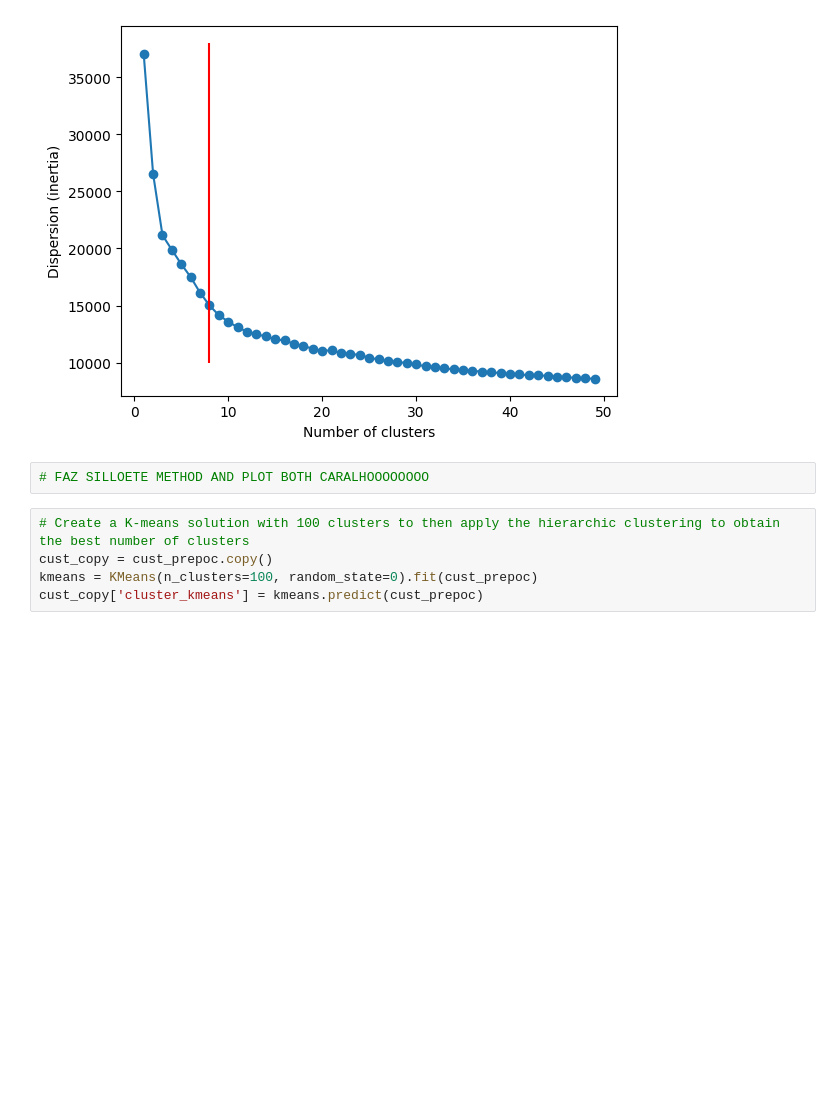
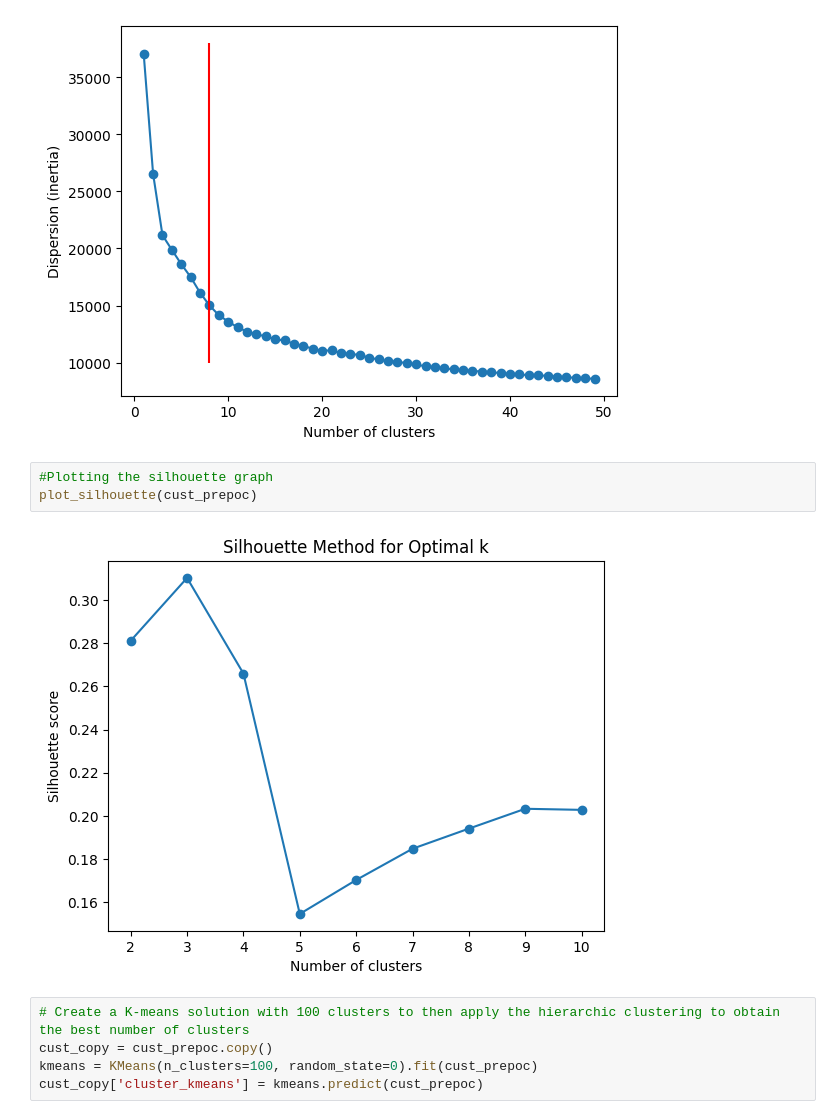
Before and after one commit to JoaoF7/Project-ML, a Jupyter notebook: Preprocessing.ipynb, the cells around one changed output. Cells and saved outputs as stored; diff of their text form; blank space fills up the shorter version.

Commit message:
plot_silhouette

```diff
--- a/Preprocessing.ipynb
+++ b/Preprocessing.ipynb
@@ -292,8 +290,11 @@ plt.vlines(8, 10000, 38000, color='red')
 plt.show()
 # %% [output]
 [figure]
-# %%
-# FAZ SILLOETE METHOD AND PLOT BOTH CARALHOOOOOOOO
+# %%
+#Plotting the silhouette graph
+plot_silhouette(cust_prepoc)
+# %% [output]
+[figure, added]
 # %%
 # Create a K-means solution with 100 clusters to then apply the hierarchic clustering to obtain the best number of clusters
 cust_copy = cust_prepoc.copy()
```
Also changed, not shown: parts of 1 cell of this notebook, 1 other file.
